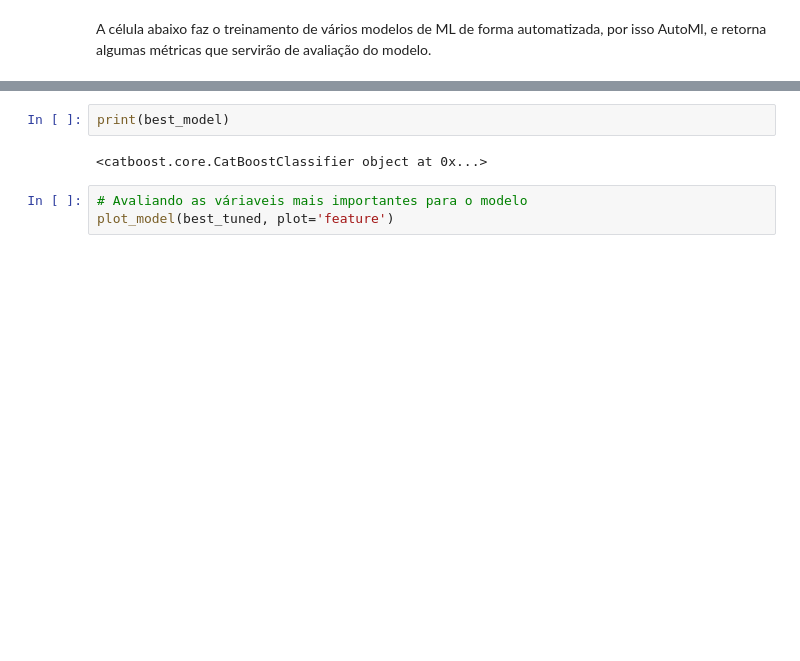
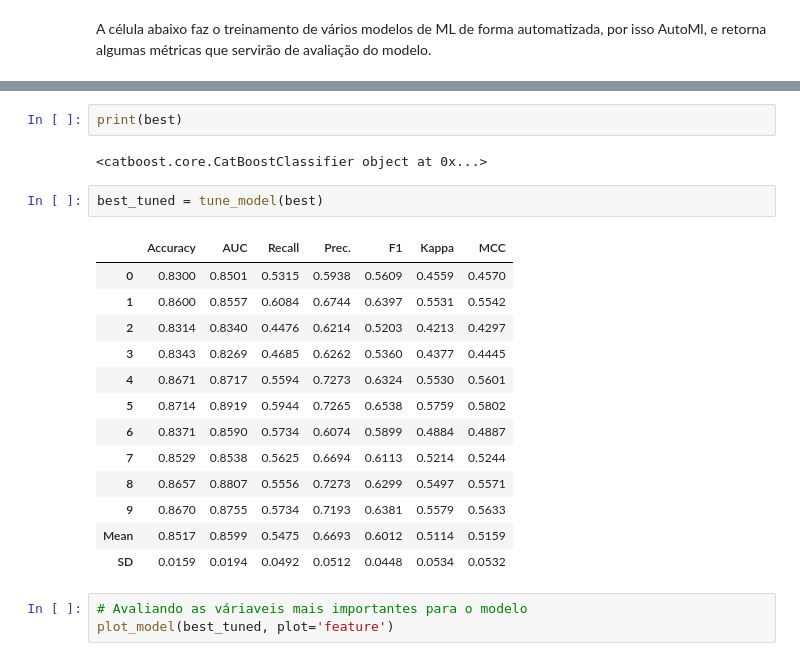
Before and after one commit to MatheusPfeifer/Churn-Analysis, a Jupyter notebook: Churn_Analysis.ipynb, the cells around one changed output, grey strips where cells are left out. Saved outputs shown, nothing was run; the diff lists cells and outputs as text; blank space fills up the shorter version.

```diff
--- a/Churn_Analysis.ipynb
+++ b/Churn_Analysis.ipynb
@@ -1007,7 +1007,23 @@ best = compare_models()
 # %%
-print(best_model)
+print(best)
 # %% [output]
 <catboost.core.CatBoostClassifier object at 0x...>
+# %%
+best_tuned = tune_model(best)
+# %% [output]
+|  | Accuracy | AUC | Recall | Prec. | F1 | Kappa | MCC |
+| 0 | 0.8300 | 0.8501 | 0.5315 | 0.5938 | 0.5609 | 0.4559 | 0.4570 |
+| 1 | 0.8600 | 0.8557 | 0.6084 | 0.6744 | 0.6397 | 0.5531 | 0.5542 |
+| 2 | 0.8314 | 0.8340 | 0.4476 | 0.6214 | 0.5203 | 0.4213 | 0.4297 |
+| 3 | 0.8343 | 0.8269 | 0.4685 | 0.6262 | 0.5360 | 0.4377 | 0.4445 |
+| 4 | 0.8671 | 0.8717 | 0.5594 | 0.7273 | 0.6324 | 0.5530 | 0.5601 |
+| 5 | 0.8714 | 0.8919 | 0.5944 | 0.7265 | 0.6538 | 0.5759 | 0.5802 |
+| 6 | 0.8371 | 0.8590 | 0.5734 | 0.6074 | 0.5899 | 0.4884 | 0.4887 |
+| 7 | 0.8529 | 0.8538 | 0.5625 | 0.6694 | 0.6113 | 0.5214 | 0.5244 |
+| 8 | 0.8657 | 0.8807 | 0.5556 | 0.7273 | 0.6299 | 0.5497 | 0.5571 |
+| 9 | 0.8670 | 0.8755 | 0.5734 | 0.7193 | 0.6381 | 0.5579 | 0.5633 |
+| Mean | 0.8517 | 0.8599 | 0.5475 | 0.6693 | 0.6012 | 0.5114 | 0.5159 |
+| SD | 0.0159 | 0.0194 | 0.0492 | 0.0512 | 0.0448 | 0.0534 | 0.0532 |
 # %%
 # Avaliando as váriaveis mais importantes para o modelo
 plot_model(best_tuned, plot='feature')
```
Also changed, not shown: parts of 21 cells of this notebook.
